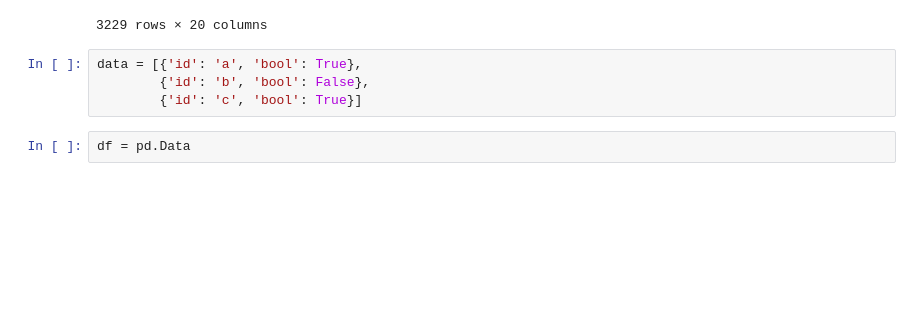
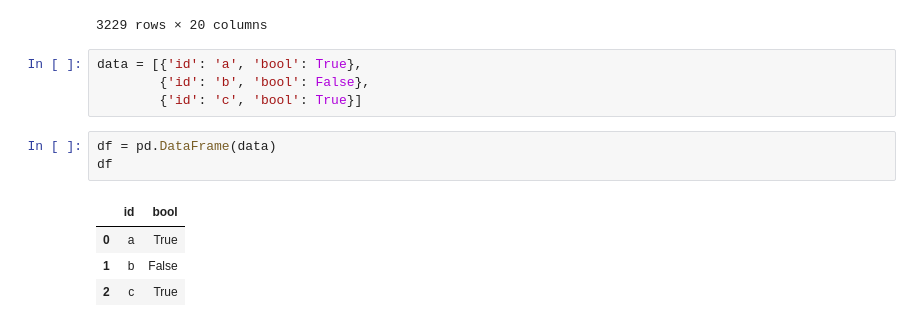
Before and after one commit to sisomakiko/datapy_tutorial, a Jupyter notebook: 37_dataframe_filter.ipynb, the cells around one changed output. Cells and saved outputs as stored; diff of their text form; blank space fills up the shorter version.

Commit message:
dataframeのindex操作についてのレッスンを受講

```diff
--- a/37_dataframe_filter.ipynb
+++ b/37_dataframe_filter.ipynb
@@ -121,4 +121,10 @@ data = [{'id': 'a', 'bool': True},
         {'id': 'b', 'bool': False},
         {'id': 'c', 'bool': True}]
 # %%
-df = pd.Data
+df = pd.DataFrame(data)
+df
+# %% [output]
+|  | id | bool |
+| 0 | a | True |
+| 1 | b | False |
+| 2 | c | True |
```
Also changed, not shown: parts of 1 cell of this notebook.
